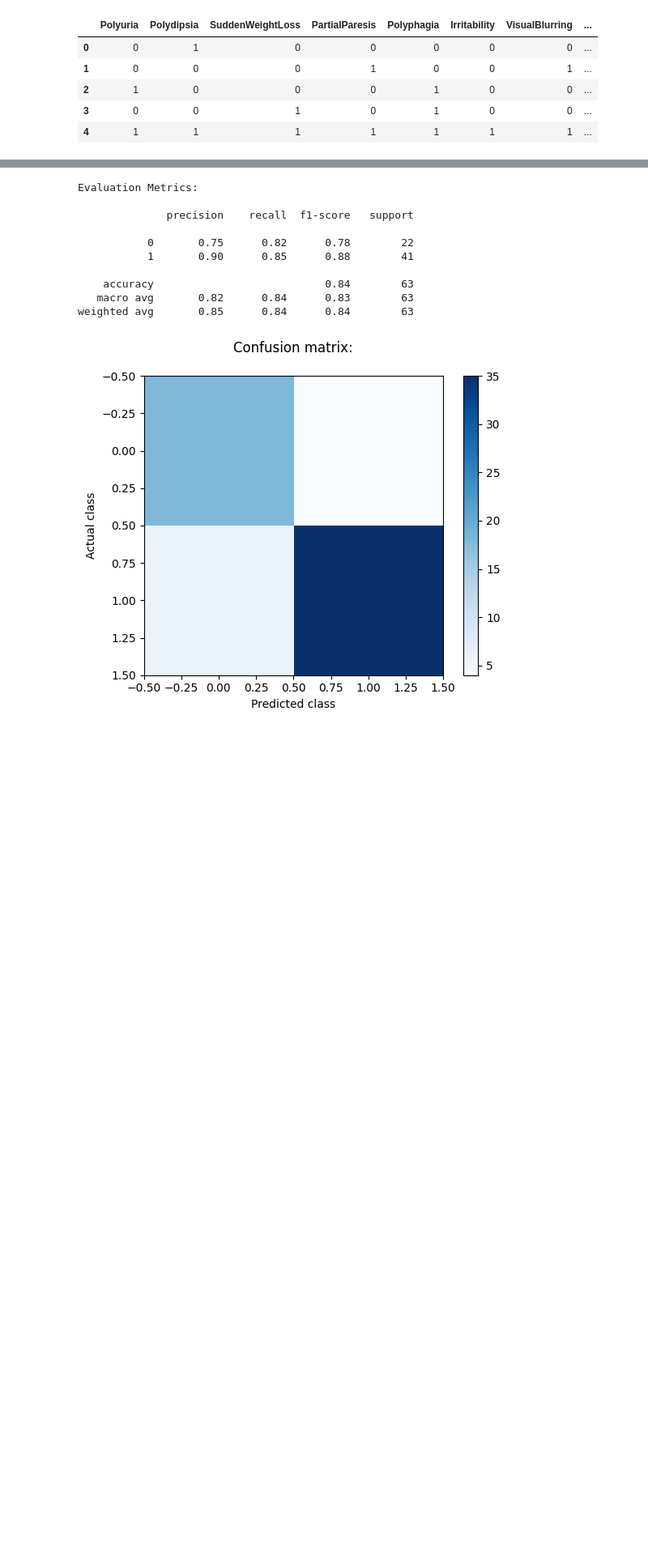
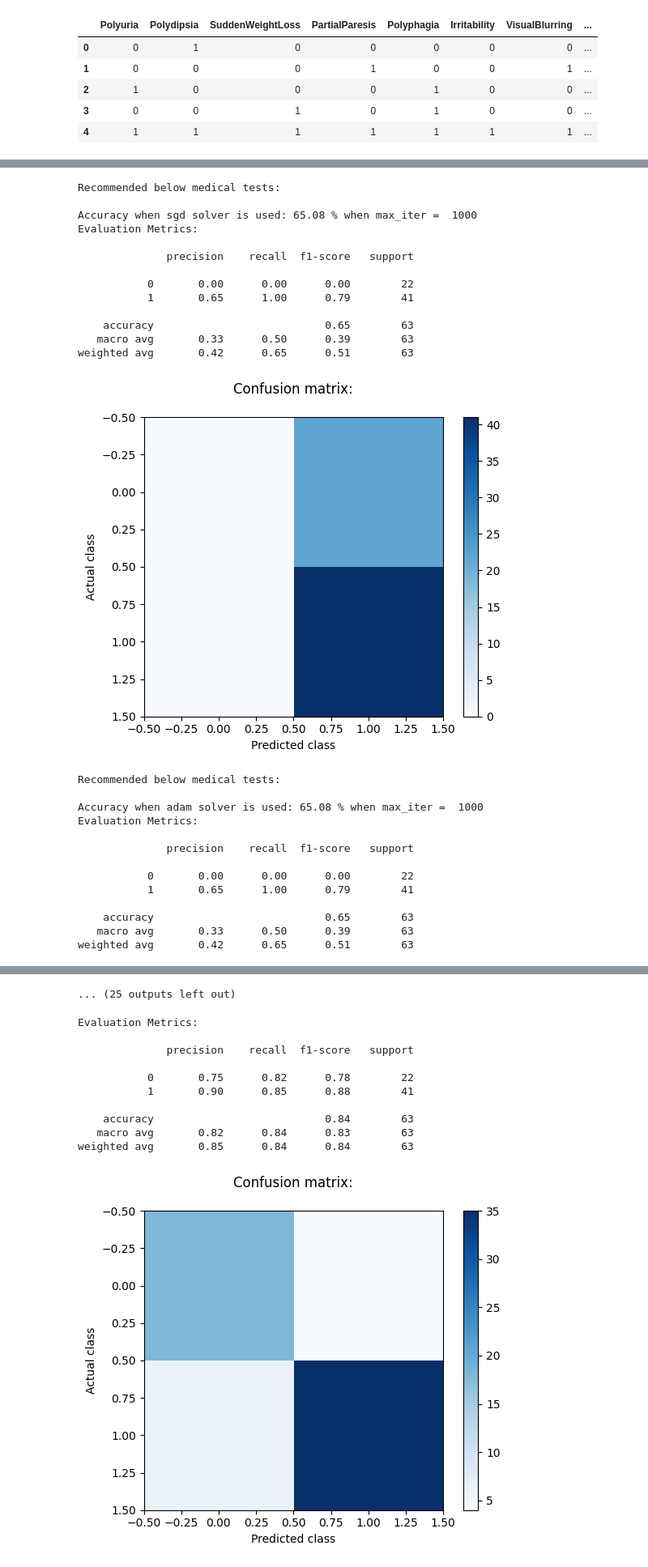
Before and after one commit to pdpavandesai/MergingDiabetesData, a Jupyter notebook: DuttaDatasetAnalysis.ipynb, the cells around one changed output, grey strips where cells are left out. Shown at 81% size. Saved outputs shown, nothing was run; the diff lists cells and outputs as text; code cells hidden in the pictures; blank space fills up the shorter version.

```diff
--- a/DuttaDatasetAnalysis.ipynb
+++ b/DuttaDatasetAnalysis.ipynb
@@ -596,6 +842,19 @@ for max_iterations in range(1000,2200,200):
     new_data = pd.DataFrame({'Polyuria': [0], 'Polydipsia': [0], 'SuddenWeightLoss': [1], 'PartialParesis': [0]
                              ,'Polyphagia': [1],'Irritability':[0],'VisualBlurring':[0]})
     predictions_ANN_model = ANN_model.predict(new_data)
+    y_pred_na = ANN_model.predict(X_test_na)
+    print('Evaluation Metrics:\n')
+    print(classification_report(y_test_na, y_pred_na))
+
+    confusion_mat = confusion_matrix(y_test_na, y_pred_na)
+
+    # Plot the confusion matrix
+    plt.imshow(confusion_mat, cmap='Blues', interpolation='nearest')
+    plt.xlabel('Predicted class')
+    plt.ylabel('Actual class')
+    plt.colorbar()
+    plt.title('Confusion matrix:\n')
+    plt.show()
 
     if predictions_ANN_model == 1:
       print('Recommended below medical tests: ')
@@ -623,0 +880,27 @@ Recommended below medical tests:
+Recommended below medical tests:
+
+Accuracy when sgd solver is used: 65.08 % when max_iter =  1000
+Evaluation Metrics:
+
+              precision    recall  f1-score   support
+
+           0       0.00      0.00      0.00        22
+           1       0.65      1.00      0.79        41
+
+    accuracy                           0.65        63
+   macro avg       0.33      0.50      0.39        63
+weighted avg       0.42      0.65      0.51        63
+[figure, added]
+Recommended below medical tests:
+
+Accuracy when adam solver is used: 65.08 % when max_iter =  1000
+Evaluation Metrics:
+
+              precision    recall  f1-score   support
+
+           0       0.00      0.00      0.00        22
+           1       0.65      1.00      0.79        41
+
+    accuracy                           0.65        63
+   macro avg       0.33      0.50      0.39        63
+weighted avg       0.42      0.65      0.51        63
@@ -624,3 +950,4 @@ Recommended below medical tests:
+... (25 outputs left out)
 # %%
 X_train_lr_ia, X_test_lr_ia, y_train_lr_ia, y_test_lr_ia = train_test_split(selected_symptomatic_features.drop('Diabetes', axis=1), selected_symptomatic_features['Diabetes'], test_size=0.25, random_state=42)
 model_lr_ia = LogisticRegression()
```
Also changed, not shown: parts of 4 cells of this notebook.
